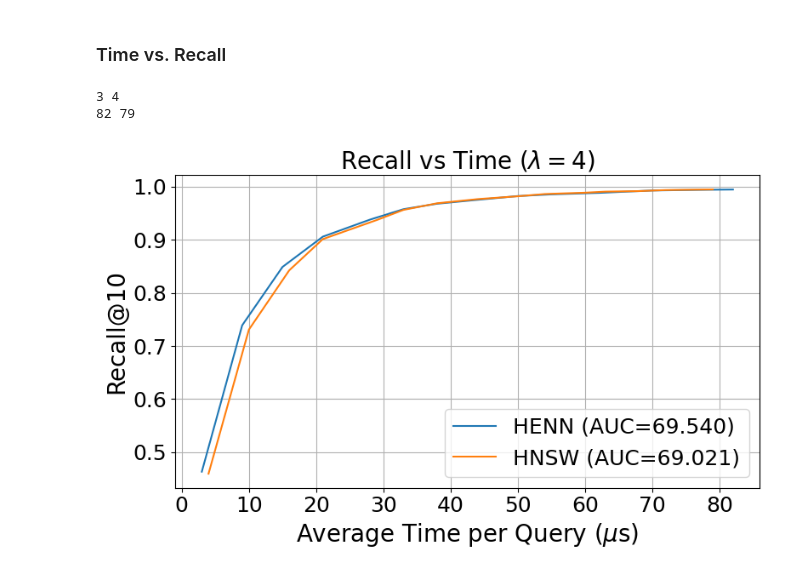
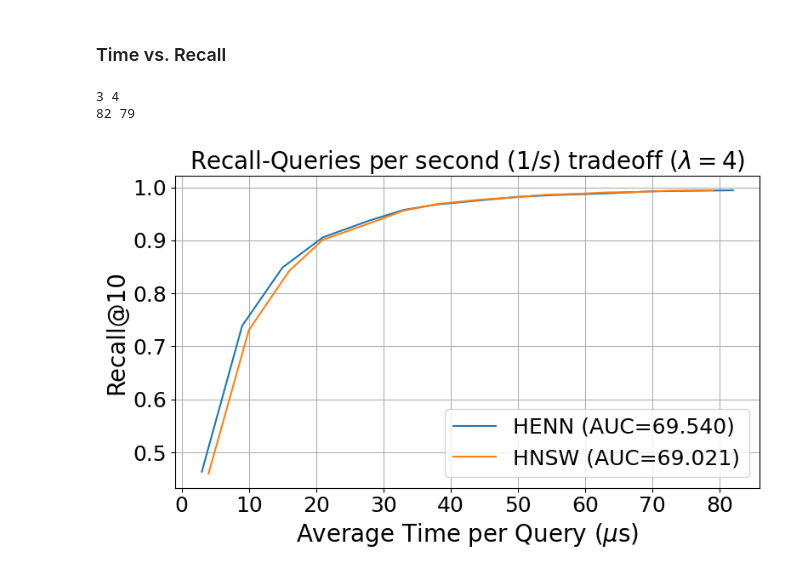
Before and after one commit to UIC-InDeXLab/HENN, a Jupyter notebook: examples/cpp/henn/visualization.ipynb, the cells around one changed output. Saved outputs shown, nothing was run; the diff lists cells and outputs as text; code cells hidden in the pictures.

```diff
--- a/examples/cpp/henn/visualization.ipynb
+++ b/examples/cpp/henn/visualization.ipynb
@@ -322,32 +323,32 @@ print(henn["Time"].max(), hnsw["Time"].max())
 # Interpolate recall over a common time grid
 common_time = np.linspace(min_time, max_time, num=100)
 
 # Use numpy.interp to get recall on common grid
 recall_henn_interp = np.interp(common_time, henn["Time"], henn["Recall"])
 recall_hnsw_interp = np.interp(common_time, hnsw["Time"], hnsw["Recall"])
 
 auc_henn = np.trapezoid(recall_henn_interp, common_time)
 auc_hnsw = np.trapezoid(recall_hnsw_interp, common_time)
 
 # Plot
 plt.figure(figsize=(8, 5))
 plt.plot(henn["Time"], henn["Recall"], label=f"HENN (AUC={auc_henn:.3f})")
 plt.plot(hnsw["Time"], hnsw["Recall"], label=f"HNSW (AUC={auc_hnsw:.3f})")
 
 # Styling
 plt.xlabel(r"Average Time per Query ($\mu$s)", fontsize=20)
 plt.ylabel("Recall@10", fontsize=20)
-plt.title(rf"Recall vs Time ($\lambda = {lam}$)", fontsize=20)
+plt.title(rf"Recall-Queries per second ($1/s$) tradeoff ($\lambda = {lam}$)", fontsize=20)
 plt.tick_params(axis="x", labelsize=18)  # Increase font size for x-axis numbers
 plt.tick_params(axis="y", labelsize=18)  # Increase font size for y-axis numbers
 plt.legend(fontsize=18)
 plt.grid(True)
 plt.tight_layout()
 # plt.savefig(
 # f"recall_vs_time_lambda={lam}.png", bbox_inches="tight", dpi=300
 # )
 plt.show()
 # %% [output]
 3 4
 82 79
-[figure, old version]
+[figure, new version]
```
Also changed, not shown: parts of 5 cells of this notebook, 24 other files.
